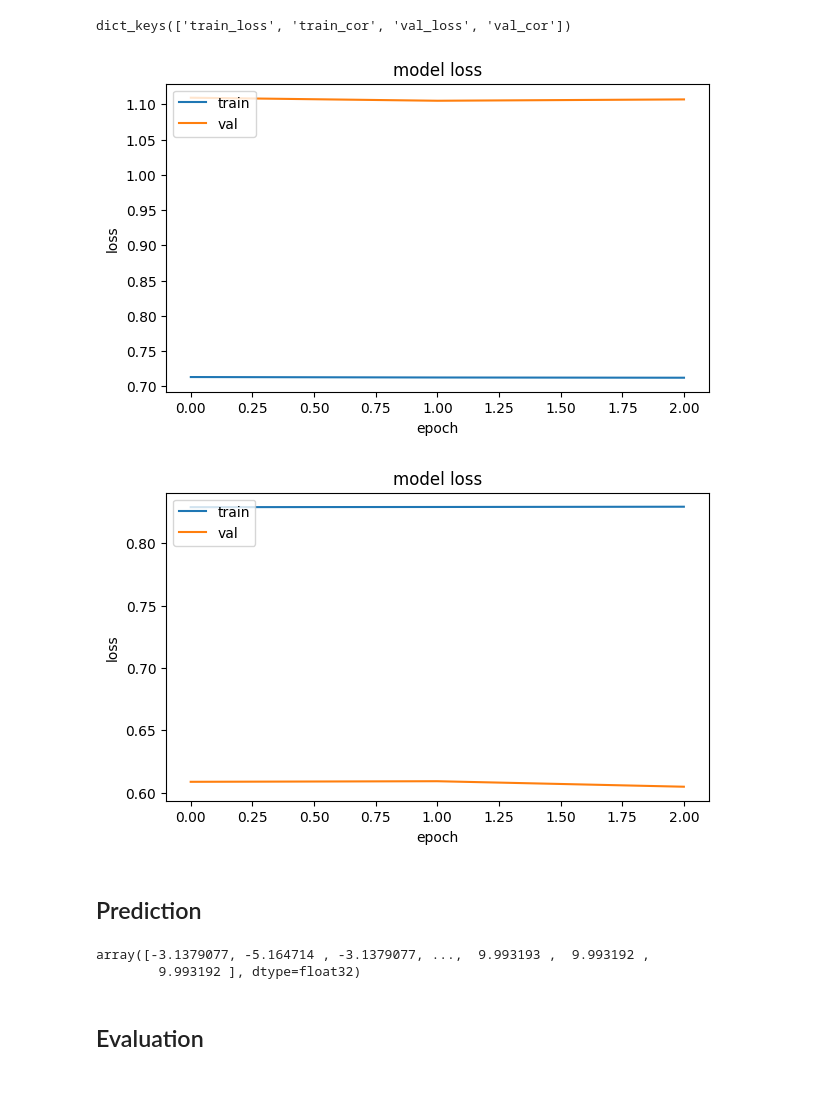
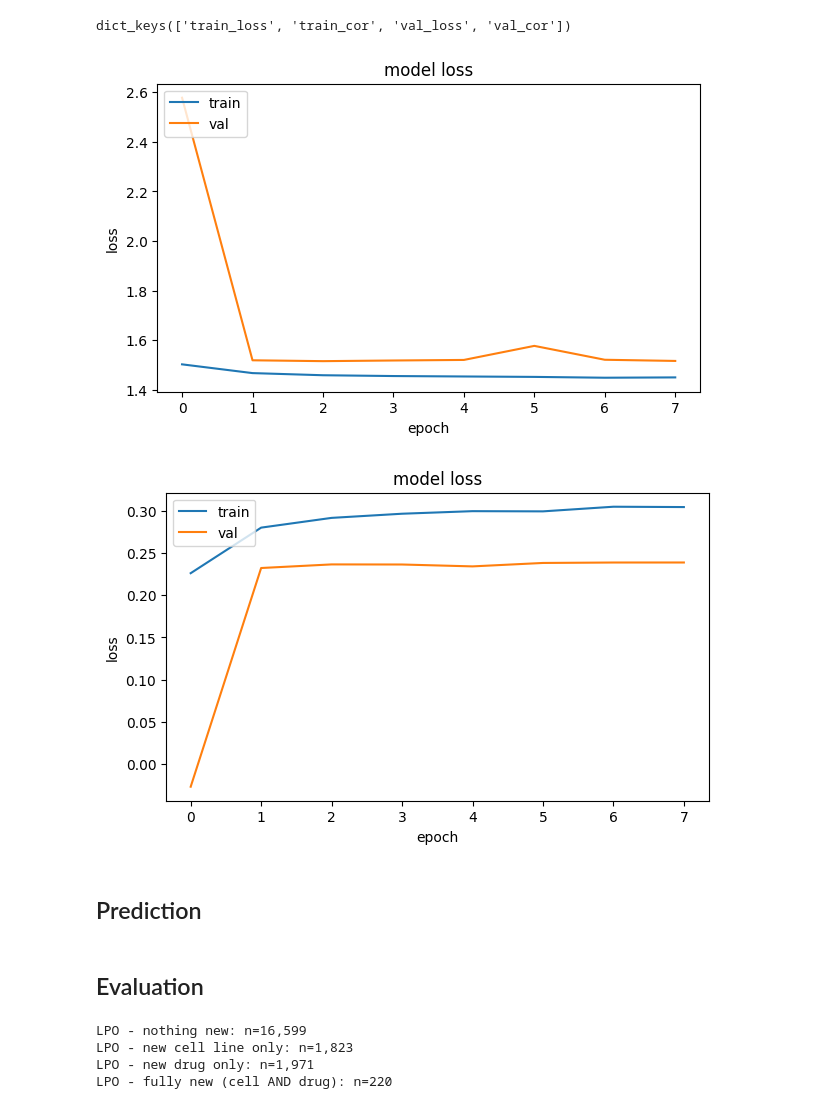
Before and after one commit to fshokor/multiomics-drug-response, a Jupyter notebook: notebooks/09_custom_SingleModal.ipynb, the cells around one changed output. Cells and saved outputs as stored; diff of their text form; code cells hidden in the pictures.

Commit message:
update pred models

```diff
--- a/notebooks/09_custom_SingleModal.ipynb
+++ b/notebooks/09_custom_SingleModal.ipynb
@@ -136,5 +136,9 @@ protein = protein[~protein.index.duplicated(keep="first")]
 
 OMICS = {"rna": rna, "protein": protein}
+# %%
+protein_mask = (~protein.isna()).astype(np.float32)  # 1 = measured, 0 = missing
+protein = protein.fillna(0)
+OMICS_MASK = {"protein": protein_mask}  # only protein has missingness worth masking
 # %%
 print(f"RNA: {rna.shape[1]} Genes / {rna.shape[0]} cell lines")
 print(f"Protein:      {protein.shape[1]} Proteins / {protein.shape[0]} cell lines")
@@ -265,11 +270,20 @@ def build_mlp_inputs(idx: np.ndarray, arm_rna: str = "rna", arm_protein: str = "
     print(f"Preparing rna inputs")
     rna_X = OMICS[arm_rna].loc[sub[COL_CELLOSAURUS]].to_numpy().astype(np.float32)
     print(f"Preparing protein inputs")
+    # protein_vals = OMICS[arm_protein].loc[sub[COL_CELLOSAURUS]].to_numpy().astype(np.float32)
+    # protein_mask = OMICS_MASK[arm_protein].loc[sub[COL_CELLOSAURUS]].to_numpy().astype(np.float32)
+    # protein_X = np.hstack([protein_vals, protein_mask])  # doubles protein feature width
+
     protein_X = OMICS[arm_protein].loc[sub[COL_CELLOSAURUS]].to_numpy().astype(np.float32)
     print(f"Preparing drug inputs")
     drug_X = np.vstack([drug_fp[d] for d in sub[COL_DRUG]]).astype(np.float32)
     print(f"Preparing target values")
     y = sub[COL_IC50].to_numpy().astype(np.float32)
+
+    assert not np.isnan(rna_X).any(), "NaNs in RNA features"
+    assert not np.isnan(protein_X).any(), "NaNs in protein features"
+    assert not np.isnan(y).any(), "NaNs in target — drop these rows upstream, don't impute"
+
     return rna_X, protein_X, drug_X, y
 
 
@@ -520,9 +554,9 @@ def fit_mlp(model, data_loaders, optimizer, criterion, num_epochs, patience, che
     model
     return model, history
 # %%
-num_epochs = 3
+num_epochs = 10
 patience = 5
-checkpoint_path = RESULTS_DIR / "checkpoints/mlp_drug_fp_model.pt"
+checkpoint_path = RESULTS_DIR / "checkpoints/mlp_prot_model.pt"
 # %%
 checkpoint_path
 # %% [output]
@@ -543,0 +608,2 @@ Best val Loss: 1.1051 -- saved to /content/drive/MyDrive/multiomics_project/resu
+# %%
+protein_model, protein_history = fit_mlp(protein_model, data_loaders, optimizer_protein, criterion, num_epochs, patience, checkpoint_path, DEVICE, ["protein"])
@@ -558,13 +644,13 @@ def plot_learning_curve(training_loss, val_loss, title):
     plt.legend(['train', 'val'], loc='upper left')
     plt.show()
 # %%
-plot_learning_curve(drug_history['train_loss'], drug_history['val_loss'], 'model loss')
+plot_learning_curve(protein_history['train_loss'], protein_history['val_loss'], 'model loss')
 # %% [output]
-[figure, old version]
+[figure, new version]
 # %%
-plot_learning_curve(drug_history['train_cor'], drug_history['val_cor'], 'model loss')
+plot_learning_curve(protein_history['train_cor'], protein_history['val_cor'], 'model loss')
 # %% [output]
-[figure, old version]
+[figure, new version]
 # %% [markdown]
 ## Prediction
 # %%
@@ -586,8 +672,3 @@ dm_drug_pred_lco_test = predict(drug_model, drug_X_lco_test)
 dm_drug_pred_ldo_test = predict(drug_model, drug_X_ldo_test)
 dm_drug_pred_lto_test = predict(drug_model, drug_X_lto_test)
 dm_drug_pred_lpo_test = predict(drug_model, drug_X_lpo_test)
-# %%
-dm_drug_pred_lco_test
-# %% [output]
-array([-3.1379077, -5.164714 , -3.1379077, ...,  9.993193 ,  9.993192 ,
-        9.993192 ], dtype=float32)
@@ -633,6 +724,31 @@ def evaluateMT(target, pred, threshold=None):
     }
 
     return pd.DataFrame([results])
+# %%
+fold_idx = 0
+cell_holdout = set(holdout_groups[fold_idx]["cell_lines_held_out"])
+drug_holdout = set(holdout_groups[fold_idx]["drugs_held_out"])
+
+lpo_idx = np.array(folds[fold_idx]["lpo_test"])
+sub = pairs.loc[lpo_idx]  # same row order as lpo_idx -> aligns with y_lpo_test / preds
+is_new_cell = sub[COL_CELLOSAURUS].isin(cell_holdout).to_numpy()
+is_new_drug = sub[COL_DRUG].isin(drug_holdout).to_numpy()
+n_new = is_new_cell.astype(int) + is_new_drug.astype(int)
+
+lpo_masks = {
+    "LPO - nothing new": (~is_new_cell) & (~is_new_drug),
+    "LPO - new cell line only": is_new_cell & (~is_new_drug),
+    "LPO - new drug only": (~is_new_cell) & is_new_drug,
+    "LPO - fully new (cell AND drug)": is_new_cell & is_new_drug,
+}
+
+for name, mask in lpo_masks.items():
+    print(f"{name}: n={mask.sum():,}")
+# %% [output]
+LPO - nothing new: n=16,599
+LPO - new cell line only: n=1,823
+LPO - new drug only: n=1,971
+LPO - fully new (cell AND drug): n=220
 # %%
 splits = {
     'LCO': (y_lco_test, dm_drug_pred_lco_test),
```
Also changed, not shown: parts of 45 cells of this notebook, 3 other files.
